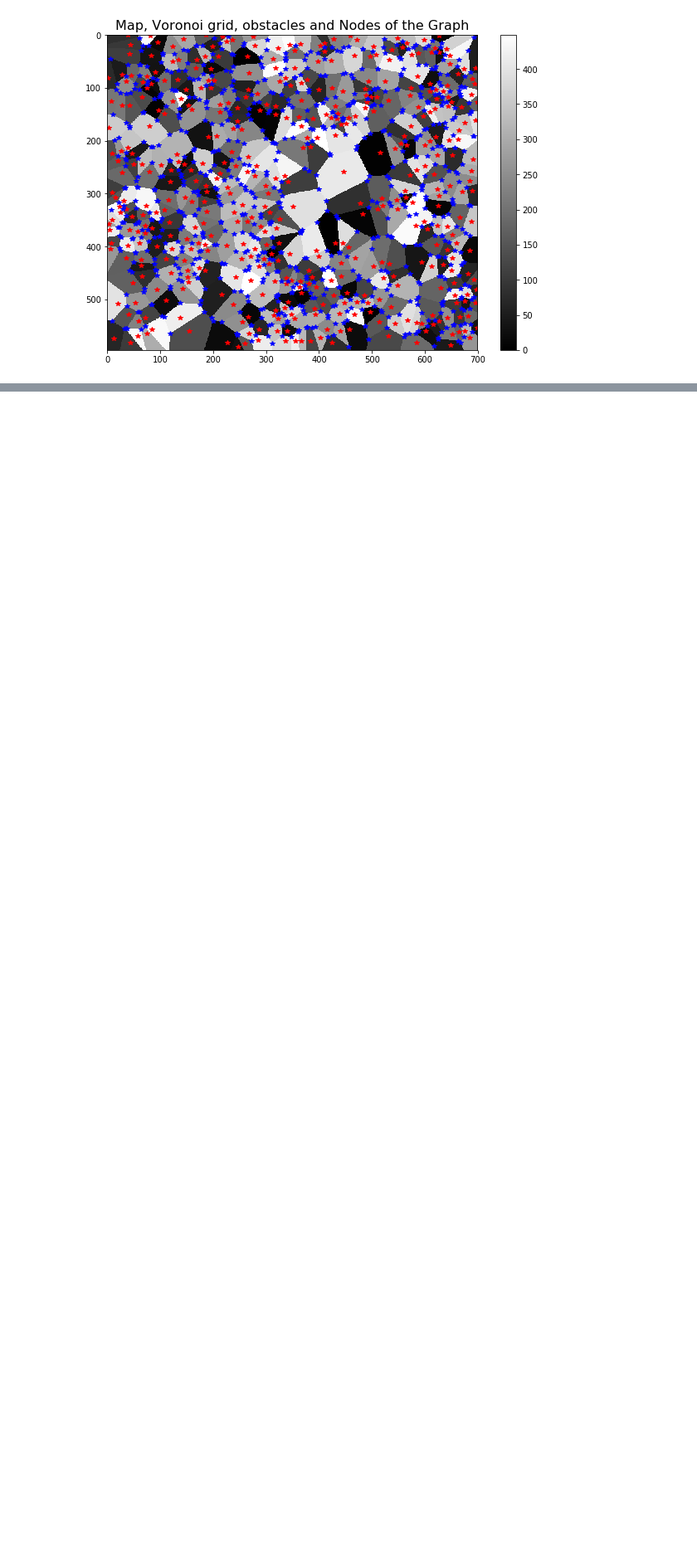
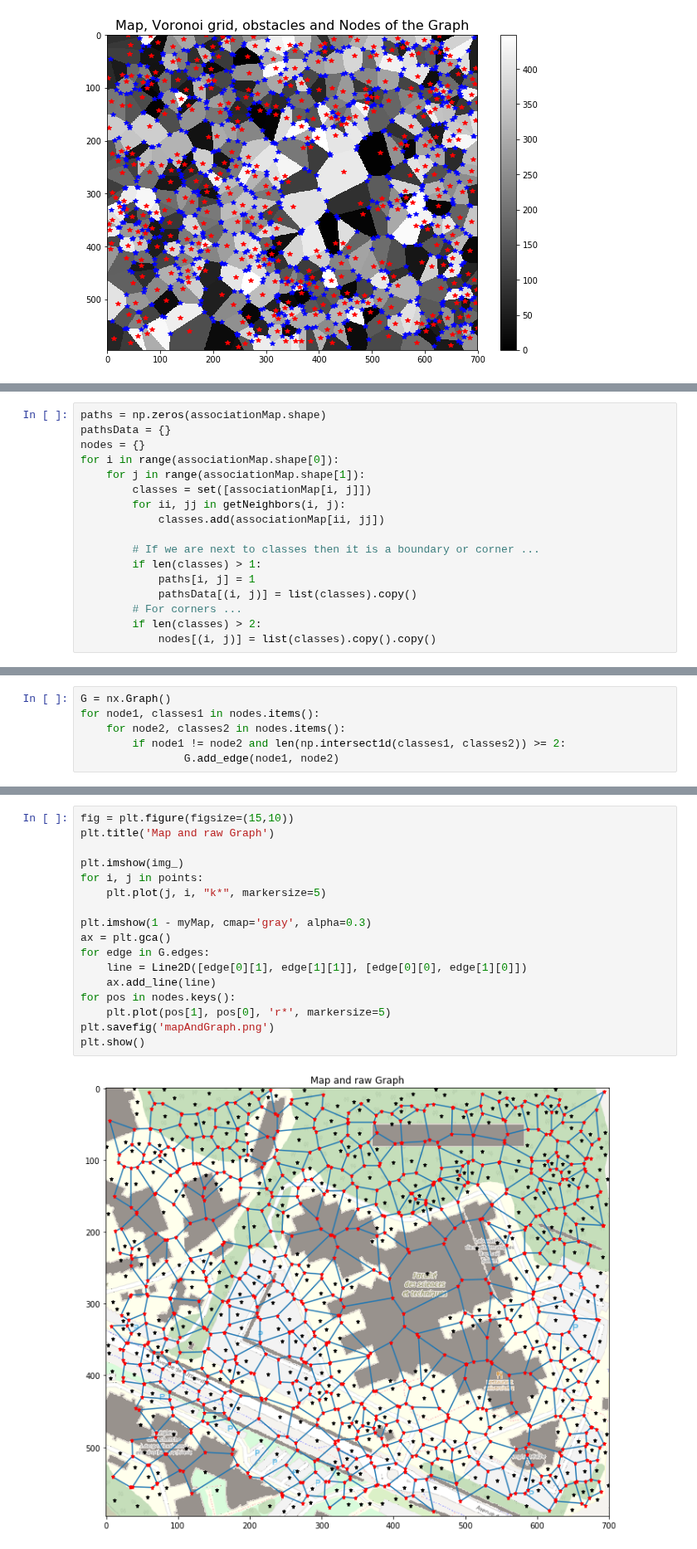
Before and after one commit to A-EL-YAAGOUBI/ML, a Jupyter notebook: OutDoorPathFinding/OutdoorPathFinding.ipynb, the cells around one changed output, grey strips where cells are left out. Shown at 83% size. Cells and saved outputs as stored; diff of their text form; blank space fills up the shorter version.

Commit message:
Links and visualization

```diff
--- a/OutDoorPathFinding/OutdoorPathFinding.ipynb
+++ b/OutDoorPathFinding/OutdoorPathFinding.ipynb
@@ -145,0 +148,17 @@ plt.show()
+# %%
+paths = np.zeros(associationMap.shape)
+pathsData = {}
+nodes = {}
+for i in range(associationMap.shape[0]):
+    for j in range(associationMap.shape[1]):
+        classes = set([associationMap[i, j]])
+        for ii, jj in getNeighbors(i, j):
+            classes.add(associationMap[ii, jj])
+
+        # If we are next to classes then it is a boundary or corner ...
+        if len(classes) > 1:
+            paths[i, j] = 1
+            pathsData[(i, j)] = list(classes).copy()
+        # For corners ...
+        if len(classes) > 2:
+            nodes[(i, j)] = list(classes).copy().copy()
@@ -145,0 +167,6 @@ plt.show()
+# %%
+G = nx.Graph()
+for node1, classes1 in nodes.items():
+    for node2, classes2 in nodes.items():
+        if node1 != node2 and len(np.intersect1d(classes1, classes2)) >= 2:
+                G.add_edge(node1, node2)
@@ -145,0 +181,19 @@ plt.show()
+# %%
+fig = plt.figure(figsize=(15,10))
+plt.title('Map and raw Graph')
+
+plt.imshow(img_)
+for i, j in points:
+    plt.plot(j, i, "k*", markersize=5)
+
+plt.imshow(1 - myMap, cmap='gray', alpha=0.3)
+ax = plt.gca()
+for edge in G.edges:
+    line = Line2D([edge[0][1], edge[1][1]], [edge[0][0], edge[1][0]])
+    ax.add_line(line)
+for pos in nodes.keys():
+    plt.plot(pos[1], pos[0], 'r*', markersize=5)
+plt.savefig('mapAndGraph.png')
+plt.show()
+# %% [output]
+[figure, added]
```
Also changed, not shown: parts of 4 cells of this notebook.
